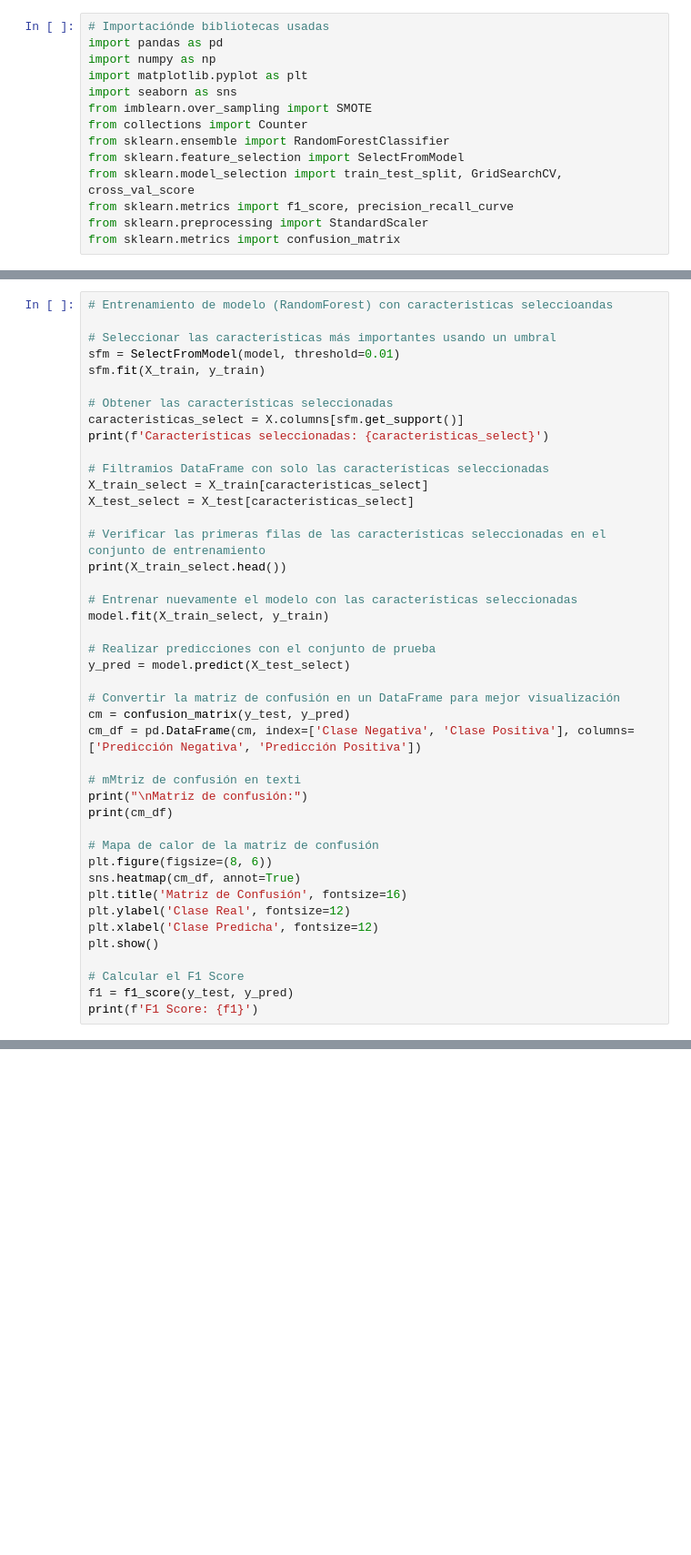
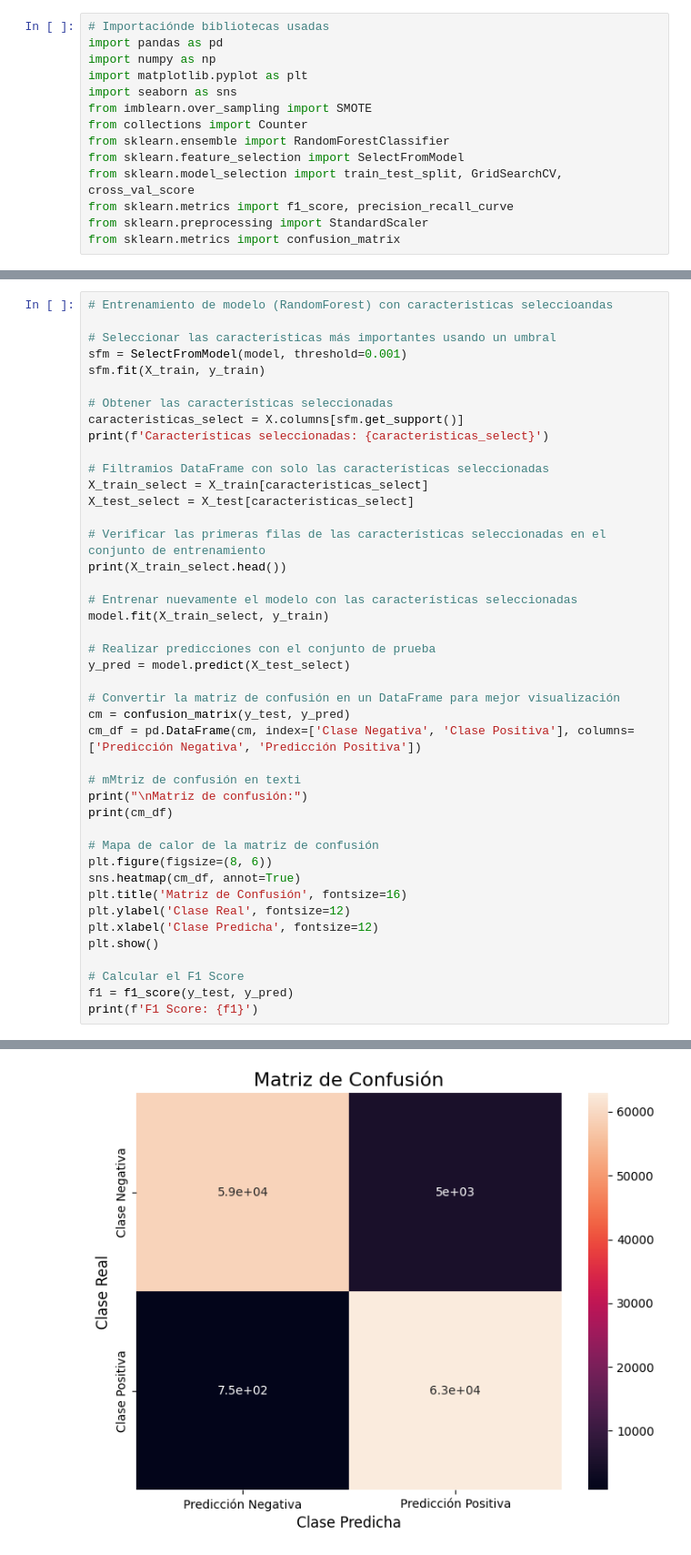
Before and after one commit to M4rc0HR/phawai-coronarias, a Jupyter notebook: coronarias.ipynb, the cells around one changed output, grey strips where cells are left out. Shown at 91% size. Saved outputs shown, nothing was run; the diff lists cells and outputs as text; blank space fills up the shorter version.

```diff
--- a/coronarias.ipynb
+++ b/coronarias.ipynb
@@ -179,7 +274,7 @@ plt.show()
 # Entrenamiento de modelo (RandomForest) con caracteristicas seleccioandas
 
 # Seleccionar las características más importantes usando un umbral
-sfm = SelectFromModel(model, threshold=0.01)
+sfm = SelectFromModel(model, threshold=0.001)
 sfm.fit(X_train, y_train)
 
 # Obtener las características seleccionadas
@@ -218,3 +313,4 @@ plt.show()
 # Calcular el F1 Score
 f1 = f1_score(y_test, y_pred)
 print(f'F1 Score: {f1}')
+# %% [output]
@@ -220,0 +334 @@ print(f'F1 Score: {f1}')
+[figure, added]
```
Also changed, not shown: parts of 8 cells of this notebook.
